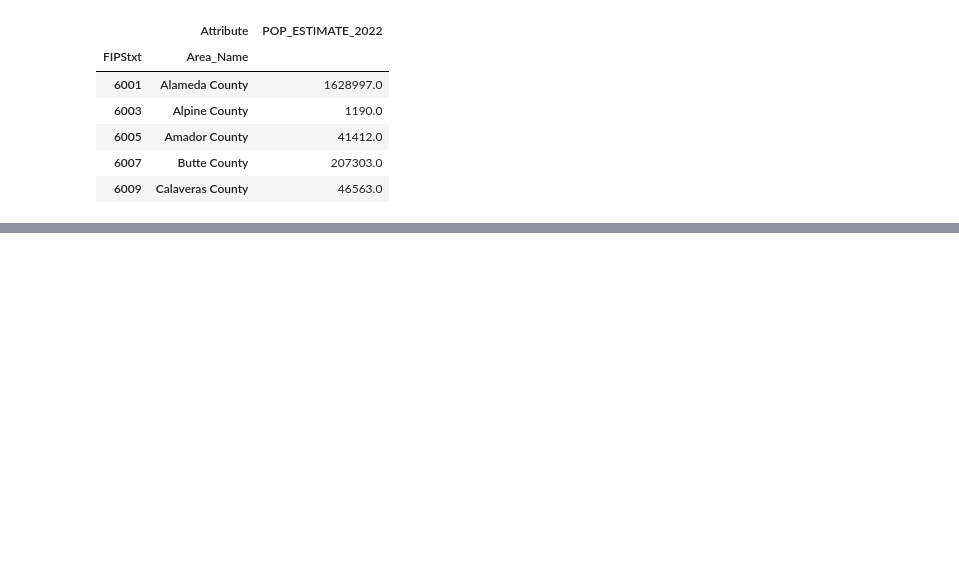
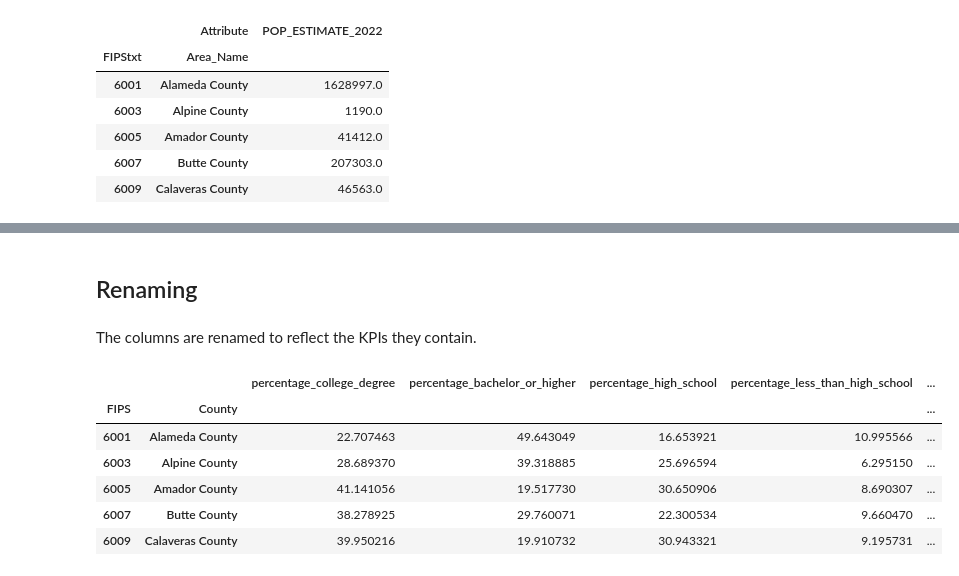
Before and after one commit to HaukeSchwarz/Thesis, a Jupyter notebook: notebooks/California_Economic_Cleaning.ipynb, the cells around one changed output, grey strips where cells are left out. Drawn from its saved outputs; the diff is of its cells as text; code cells hidden in the pictures; blank space fills up the shorter version.

Commit message:
creating combined dataframe from enrichment information (no save yet)

```diff
--- a/notebooks/California_Economic_Cleaning.ipynb
+++ b/notebooks/California_Economic_Cleaning.ipynb
@@ -65,0 +90,6 @@ pop_ca_t.head()
+# %%
+unemp_ca = unemp_raw[(unemp_raw["State"] == "CA") &
+                     (unemp_raw["Attribute"].isin(["Unemployment_rate_2022", "Median_Household_Income_2021"])) &
+                     (unemp_raw["Area_Name"].str.contains("County"))]
+
+unemp_ca_t = unemp_ca.pivot(index = ["FIPS_Code", "Area_Name"],columns="Attribute", values="Value")
@@ -65,0 +137,9 @@ pop_ca_t.head()
+# %%
+pop_ca_t.index = educ_ca_t.index
+pov_ca_t.index = educ_ca_t.index
+unemp_ca_t.index = educ_ca_t.index
+# %%
+# Merge the dataframes based on the first item of the index
+ca_geo = educ_ca_t.merge(pop_ca_t, left_index = True, right_index = True, how = "inner")
+ca_geo = ca_geo.merge(pov_ca_t, left_index = True, right_index = True, how = "inner")
+ca_geo = ca_geo.merge(unemp_ca_t, left_index = True, right_index = True, how = "inner")
@@ -65,0 +156,17 @@ pop_ca_t.head()
+# %% [markdown]
+## Renaming
+# %% [markdown]
+The columns are renamed to reflect the KPIs they contain.
+# %%
+ca_geo.index.names = ["FIPS", "County"]
+ca_geo.columns = ["percentage_college_degree", "percentage_bachelor_or_higher", "percentage_high_school", "percentage_less_than_high_school", "population", "poverty_rate", "median_household_income", "unemployment_rate"]
+# %%
+ca_geo.head()
+# %% [output]
+|  |  | percentage_college_degree | percentage_bachelor_or_higher | percentage_high_school | percentage_less_than_high_school | ... |
+| FIPS | County |  |  |  |  | ... |
+| 6001 | Alameda County | 22.707463 | 49.643049 | 16.653921 | 10.995566 | ... |
+| 6003 | Alpine County | 28.689370 | 39.318885 | 25.696594 | 6.295150 | ... |
+| 6005 | Amador County | 41.141056 | 19.517730 | 30.650906 | 8.690307 | ... |
+| 6007 | Butte County | 38.278925 | 29.760071 | 22.300534 | 9.660470 | ... |
+| 6009 | Calaveras County | 39.950216 | 19.910732 | 30.943321 | 9.195731 | ... |
```
Also changed, not shown: parts of 14 cells of this notebook.
